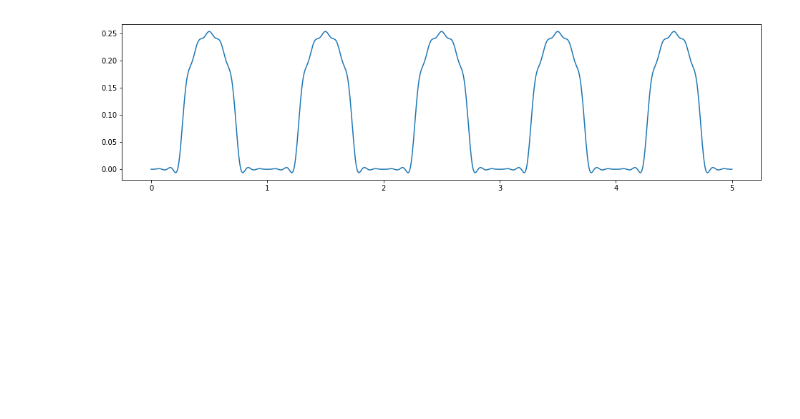
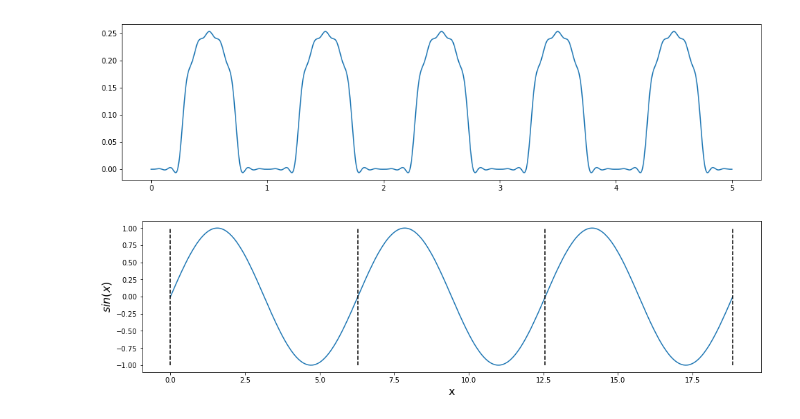
Before and after one commit to orlandpm/Math-for-Programmers, a Jupyter notebook: Chapter 13/figures/Make Figures.ipynb, the cells around one changed output. Saved outputs shown, nothing was run; the diff lists cells and outputs as text; code cells hidden in the pictures; blank space fills up the shorter version.

```diff
--- a/Chapter 13/figures/Make Figures.ipynb
+++ b/Chapter 13/figures/Make Figures.ipynb
@@ -505,3 +512,14 @@ plt.gcf().set_size_inches(16,4)
 plt.savefig('13.29.svg')
 # %% [output]
 [figure]
+# %%
+plot_function(lambda t: sin(t),0,6*pi)
+# plt.xticks([0,pi,2*pi,3*pi,4*pi],['$0$','$\pi$','$2\pi$','$3\pi$','$4\pi$'],fontsize=14)
+plt.ylabel('$sin(x)$',fontsize=16)
+plt.xlabel('x',fontsize=16)
+plt.gcf().set_size_inches(16,4)
+for i in range(4):
+    plt.plot([2*i*pi,2*i*pi],[-1,1],c='k',linestyle='dashed')
+plt.savefig('13.10.svg')
+# %% [output]
+[figure, added]
```
Also changed, not shown: parts of 10 cells of this notebook, 30 other files.
